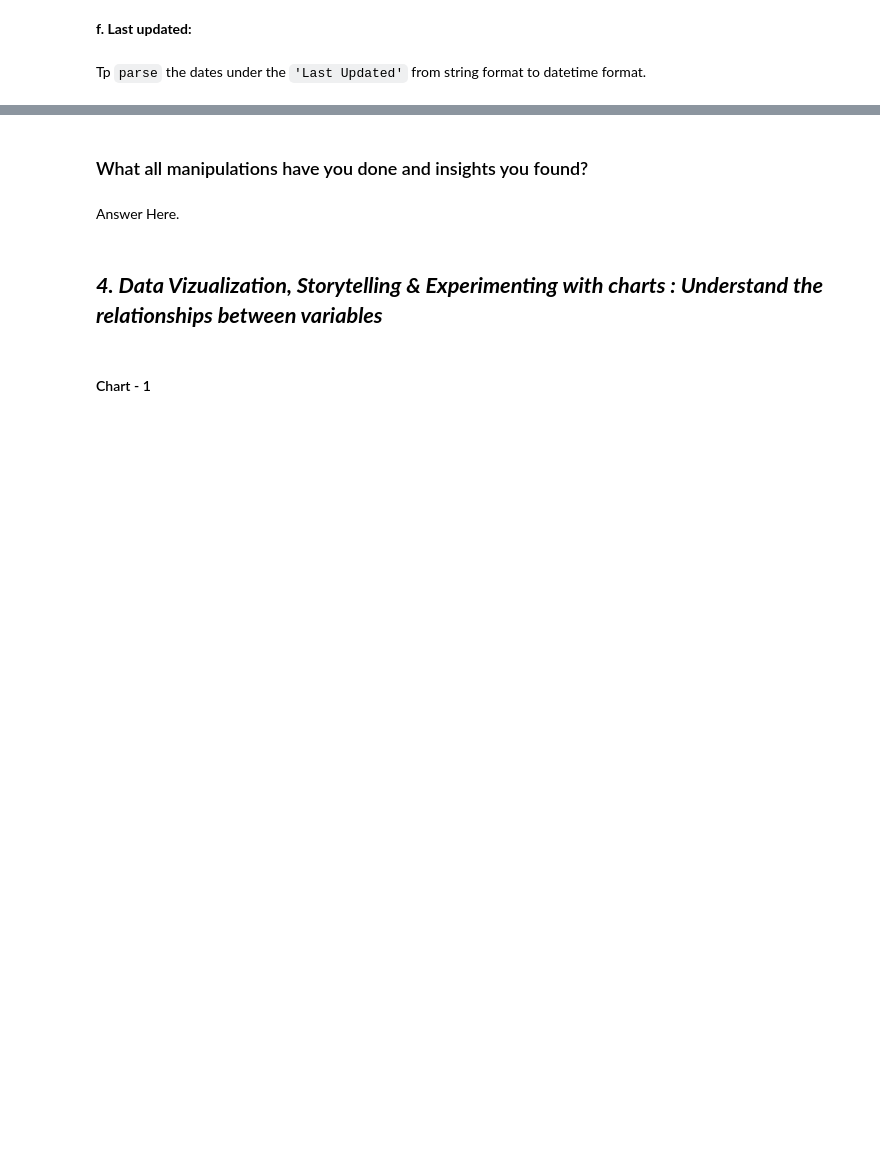
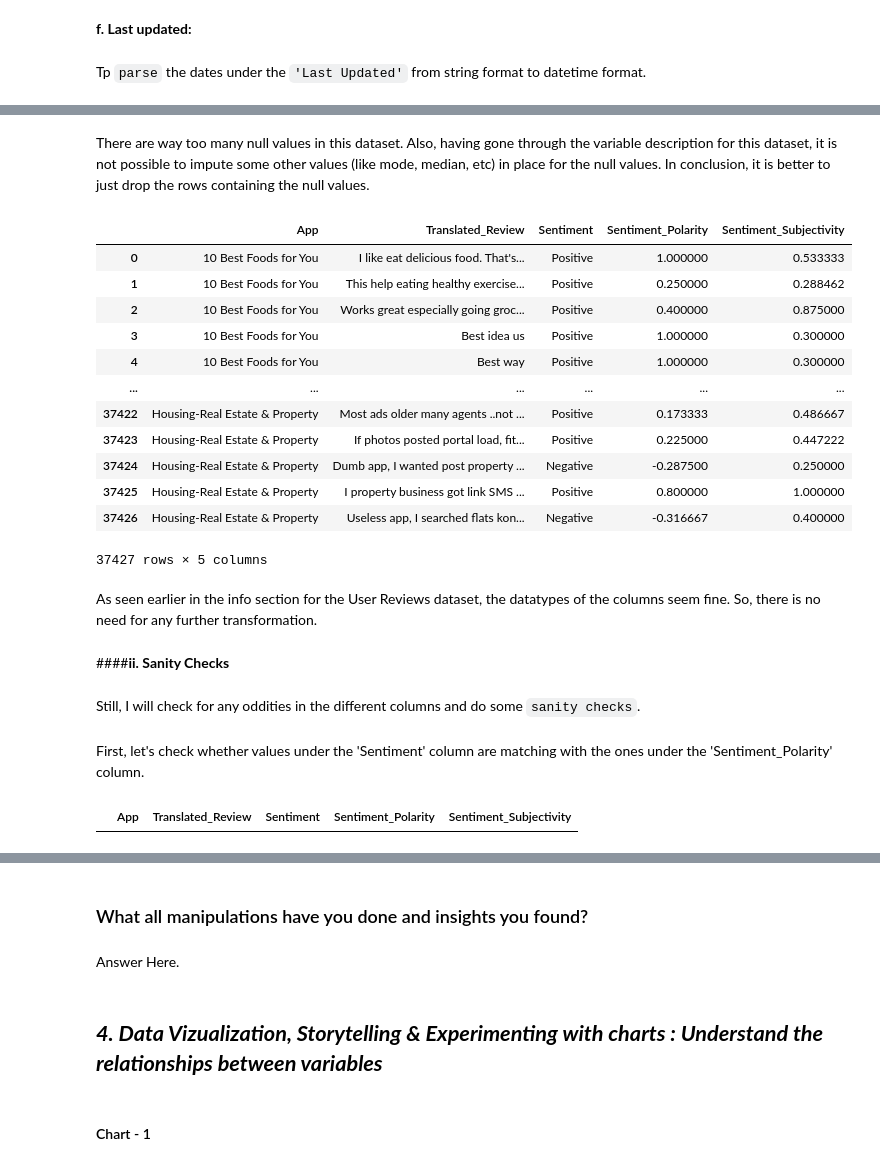
Before and after one commit to dipankarsahu1000/Play-Store-App-Review-Analysis, a Jupyter notebook: Play_Store_App_Review_Analysis.ipynb, the cells around one changed output, grey strips where cells are left out. Cells and saved outputs as stored; diff of their text form; code cells hidden in the pictures; blank space fills up the shorter version.

```diff
--- a/Play_Store_App_Review_Analysis.ipynb
+++ b/Play_Store_App_Review_Analysis.ipynb
@@ -874,0 +947,33 @@ Tp `parse` the dates under the `'Last Updated'` from string format to datetime f
+# %% [markdown]
+There are way too many null values in this dataset. Also, having gone through the variable description for this dataset, it is not possible to impute some other values (like mode, median, etc) in place for the null values. In conclusion, it is better to just drop the rows containing the null values.
+# %%
+ur_df = ur_df.dropna().reset_index(drop = True)
+# %%
+ur_df
+# %% [output]
+|  | App | Translated_Review | Sentiment | Sentiment_Polarity | Sentiment_Subjectivity |
+| 0 | 10 Best Foods for You | I like eat delicious food. That's... | Positive | 1.000000 | 0.533333 |
+| 1 | 10 Best Foods for You | This help eating healthy exercise... | Positive | 0.250000 | 0.288462 |
+| 2 | 10 Best Foods for You | Works great especially going groc... | Positive | 0.400000 | 0.875000 |
+| 3 | 10 Best Foods for You | Best idea us | Positive | 1.000000 | 0.300000 |
+| 4 | 10 Best Foods for You | Best way | Positive | 1.000000 | 0.300000 |
+| ... | ... | ... | ... | ... | ... |
+| 37422 | Housing-Real Estate & Property | Most ads older many agents ..not ... | Positive | 0.173333 | 0.486667 |
+| 37423 | Housing-Real Estate & Property | If photos posted portal load, fit... | Positive | 0.225000 | 0.447222 |
+| 37424 | Housing-Real Estate & Property | Dumb app, I wanted post property ... | Negative | -0.287500 | 0.250000 |
+| 37425 | Housing-Real Estate & Property | I property business got link SMS ... | Positive | 0.800000 | 1.000000 |
+| 37426 | Housing-Real Estate & Property | Useless app, I searched flats kon... | Negative | -0.316667 | 0.400000 |
+37427 rows × 5 columns
+# %% [markdown]
+As seen earlier in the info section for the User Reviews dataset, the datatypes of the columns seem fine. So, there is no need for any further transformation.
+# %% [markdown]
+####**ii. Sanity Checks**
+# %% [markdown]
+Still, I will check for any oddities in the  different columns and do some `sanity checks`.
+# %% [markdown]
+First, let's check whether values under the 'Sentiment' column are matching with the ones under the 'Sentiment_Polarity' column.
+# %%
+# For a positive sentiment, there should no negative sentiment polarity. Checking:
+ur_df[(ur_df['Sentiment'] == 'Positive') & (ur_df['Sentiment_Polarity'] < 0)]
+# %% [output]
+|  | App | Translated_Review | Sentiment | Sentiment_Polarity | Sentiment_Subjectivity |
```
Also changed, not shown: parts of 39 cells of this notebook.
